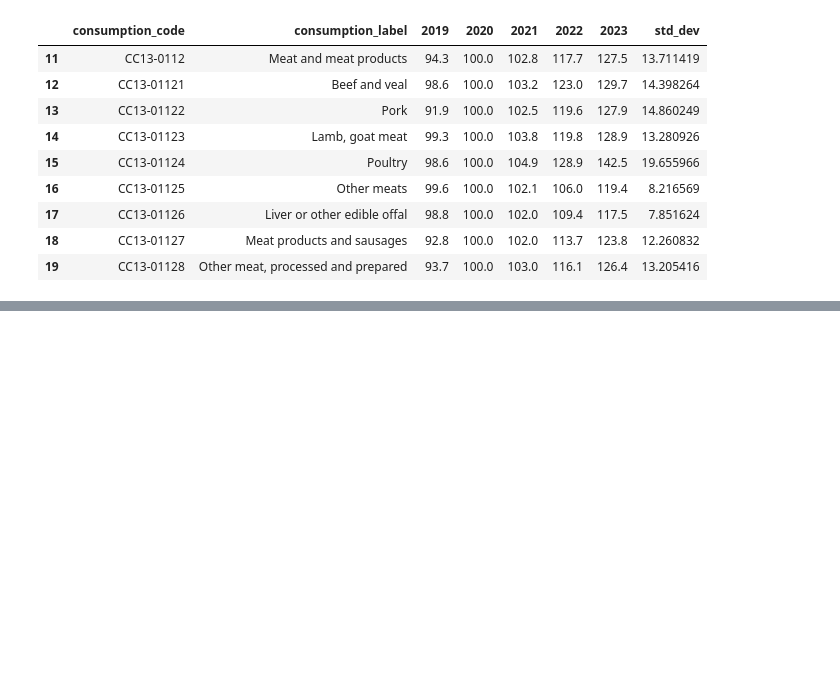
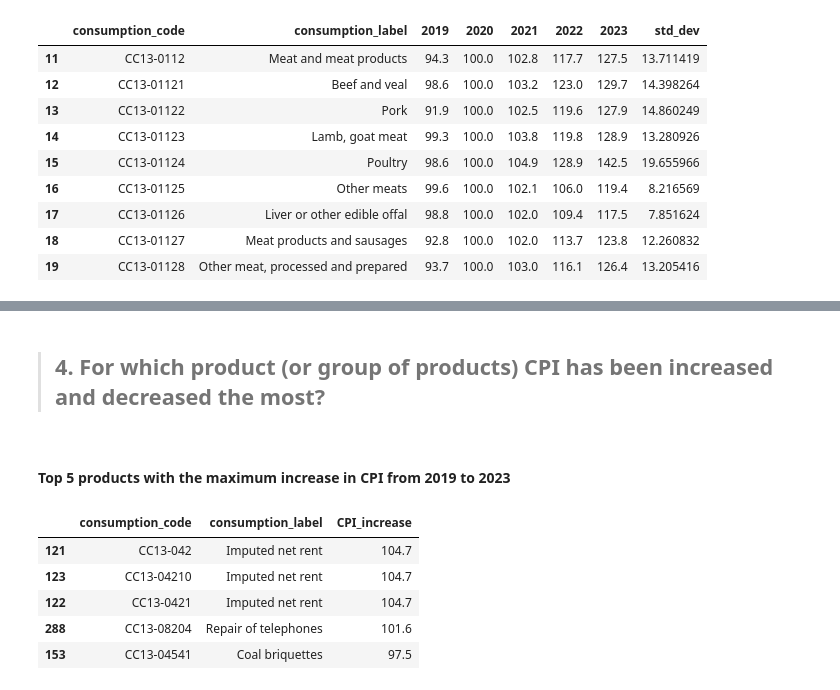
Before and after one commit to n1az/CPI-Analysis, a Jupyter notebook: src/EDA.ipynb, the cells around one changed output, grey strips where cells are left out. Saved outputs shown, nothing was run; the diff lists cells and outputs as text; code cells hidden in the pictures; blank space fills up the shorter version.

```diff
--- a/src/EDA.ipynb
+++ b/src/EDA.ipynb
@@ -243,0 +306,2 @@ The correlation coefficient between CPI for dairy and meat products is: -0.27696
+# %% [markdown]
+>## 4. For which product (or group of products) CPI has been increased and decreased the most?
@@ -243,0 +311,13 @@ The correlation coefficient between CPI for dairy and meat products is: -0.27696
+# %% [markdown]
+#### Top 5 products with the maximum increase in CPI from 2019 to 2023
+# %%
+# Sort the DataFrame by CPI_increase in descending order and get the top 5 products
+top_5_increase_products = df.sort_values('CPI_increase', ascending=False).head(5)
+top_5_increase_products[['consumption_code','consumption_label','CPI_increase']]
+# %% [output]
+|  | consumption_code | consumption_label | CPI_increase |
+| 121 | CC13-042 | Imputed net rent | 104.7 |
+| 123 | CC13-04210 | Imputed net rent | 104.7 |
+| 122 | CC13-0421 | Imputed net rent | 104.7 |
+| 288 | CC13-08204 | Repair of telephones | 101.6 |
+| 153 | CC13-04541 | Coal briquettes | 97.5 |
```
Also changed, not shown: parts of 17 cells of this notebook, 1 other file.
